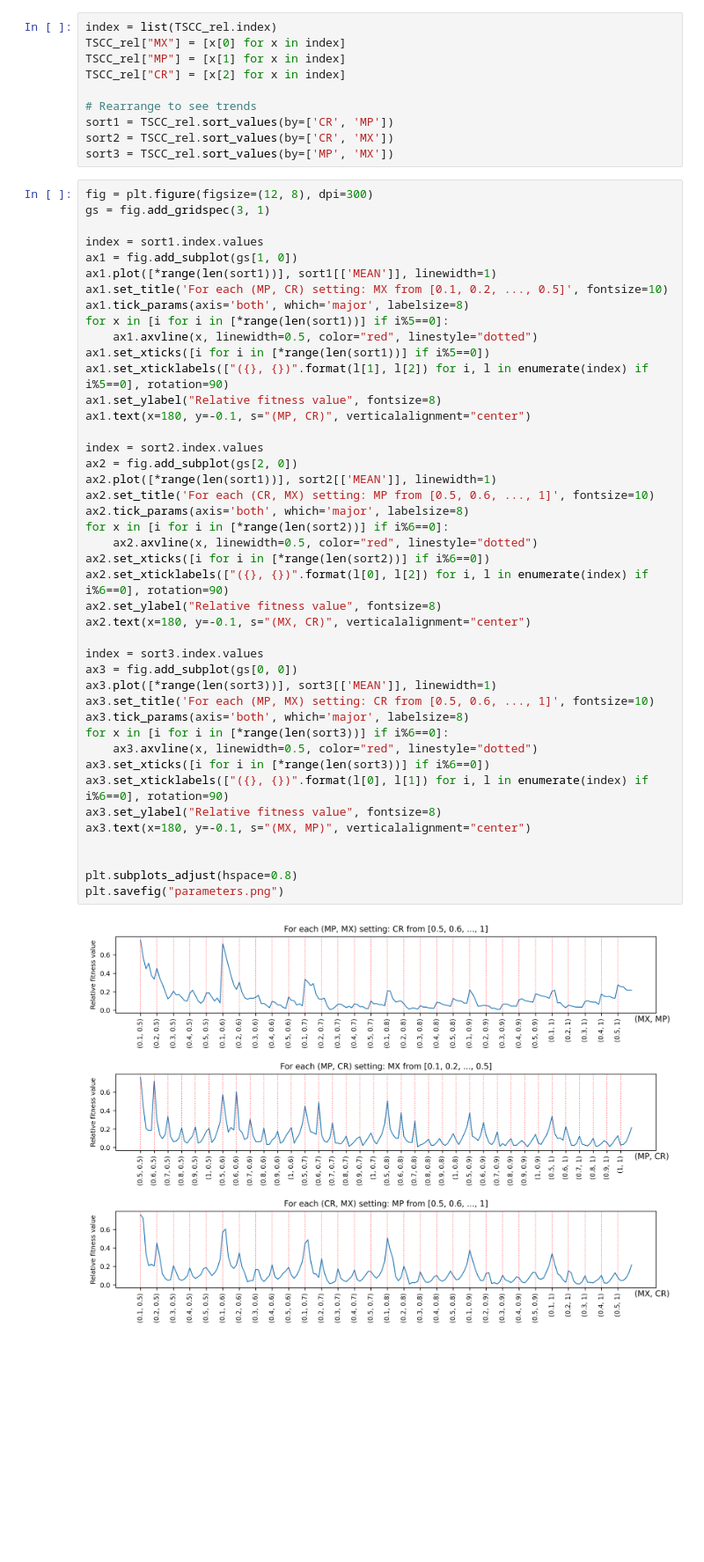
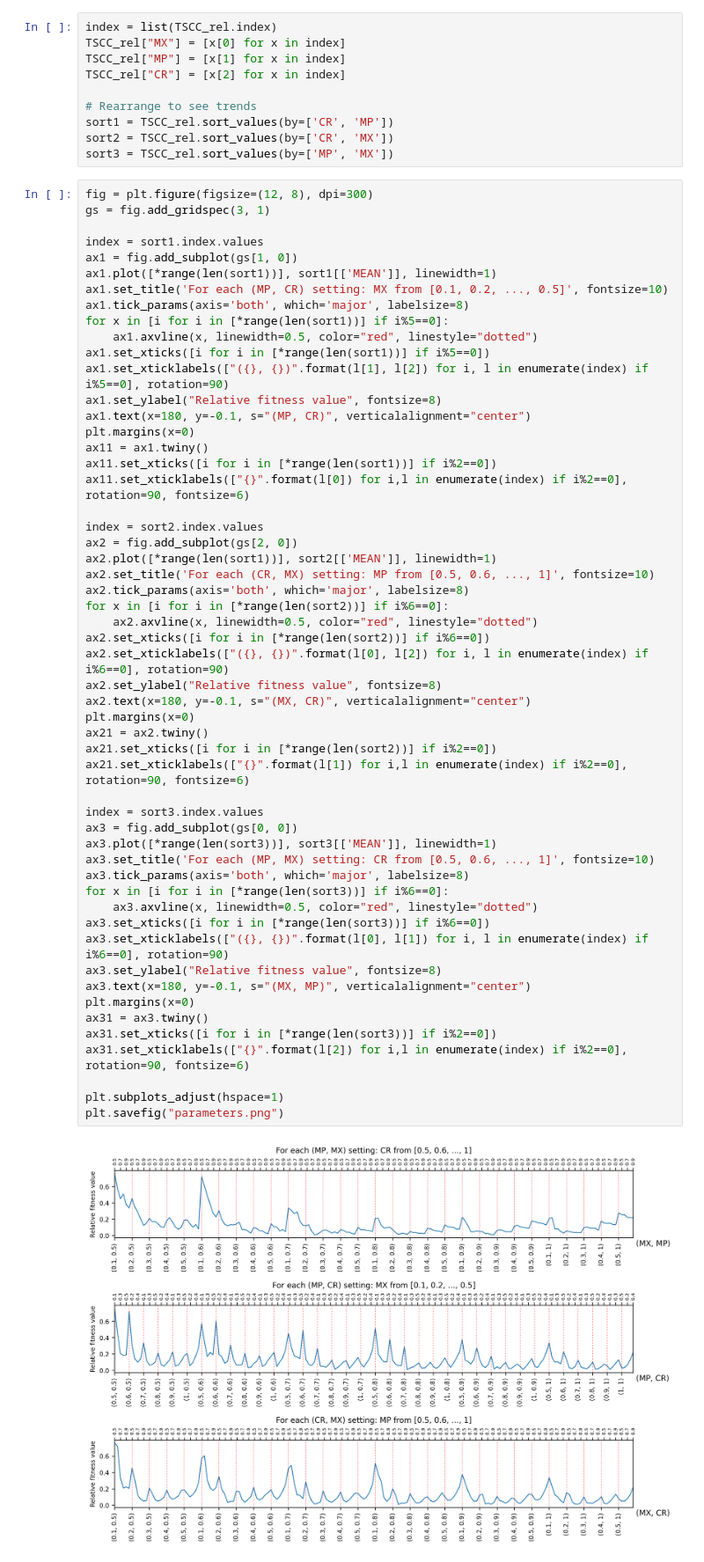
Before and after one commit to leo-pfeiffer/geneticalgo, a Jupyter notebook: lib/Thesis/pilotstudy/pilotstudy.ipynb, the cells around one changed output. Shown at 88% size. Saved outputs shown, nothing was run; the diff lists cells and outputs as text; blank space fills up the shorter version.

```diff
--- a/lib/Thesis/pilotstudy/pilotstudy.ipynb
+++ b/lib/Thesis/pilotstudy/pilotstudy.ipynb
@@ -61,36 +62,47 @@ ax1.set_xticks([i for i in [*range(len(sort1))] if i%5==0])
 ax1.set_xticklabels(["({}, {})".format(l[1], l[2]) for i, l in enumerate(index) if i%5==0], rotation=90)
 ax1.set_ylabel("Relative fitness value", fontsize=8)
 ax1.text(x=180, y=-0.1, s="(MP, CR)", verticalalignment="center")
+plt.margins(x=0)
+ax11 = ax1.twiny()
+ax11.set_xticks([i for i in [*range(len(sort1))] if i%2==0])
+ax11.set_xticklabels(["{}".format(l[0]) for i,l in enumerate(index) if i%2==0], rotation=90, fontsize=6)
 
 index = sort2.index.values
 ax2 = fig.add_subplot(gs[2, 0])
 ax2.plot([*range(len(sort1))], sort2[['MEAN']], linewidth=1)
 ax2.set_title('For each (CR, MX) setting: MP from [0.5, 0.6, ..., 1]', fontsize=10)
 ax2.tick_params(axis='both', which='major', labelsize=8)
 for x in [i for i in [*range(len(sort2))] if i%6==0]:
     ax2.axvline(x, linewidth=0.5, color="red", linestyle="dotted")
 ax2.set_xticks([i for i in [*range(len(sort2))] if i%6==0])
 ax2.set_xticklabels(["({}, {})".format(l[0], l[2]) for i, l in enumerate(index) if i%6==0], rotation=90)
 ax2.set_ylabel("Relative fitness value", fontsize=8)
 ax2.text(x=180, y=-0.1, s="(MX, CR)", verticalalignment="center")
+plt.margins(x=0)
+ax21 = ax2.twiny()
+ax21.set_xticks([i for i in [*range(len(sort2))] if i%2==0])
+ax21.set_xticklabels(["{}".format(l[1]) for i,l in enumerate(index) if i%2==0], rotation=90, fontsize=6)
 
 index = sort3.index.values
 ax3 = fig.add_subplot(gs[0, 0])
 ax3.plot([*range(len(sort3))], sort3[['MEAN']], linewidth=1)
 ax3.set_title('For each (MP, MX) setting: CR from [0.5, 0.6, ..., 1]', fontsize=10)
 ax3.tick_params(axis='both', which='major', labelsize=8)
 for x in [i for i in [*range(len(sort3))] if i%6==0]:
     ax3.axvline(x, linewidth=0.5, color="red", linestyle="dotted")
 ax3.set_xticks([i for i in [*range(len(sort3))] if i%6==0])
 ax3.set_xticklabels(["({}, {})".format(l[0], l[1]) for i, l in enumerate(index) if i%6==0], rotation=90)
 ax3.set_ylabel("Relative fitness value", fontsize=8)
 ax3.text(x=180, y=-0.1, s="(MX, MP)", verticalalignment="center")
+plt.margins(x=0)
+ax31 = ax3.twiny()
+ax31.set_xticks([i for i in [*range(len(sort3))] if i%2==0])
+ax31.set_xticklabels(["{}".format(l[2]) for i,l in enumerate(index) if i%2==0], rotation=90, fontsize=6)
 
-
-plt.subplots_adjust(hspace=0.8)
+plt.subplots_adjust(hspace=1)
 plt.savefig("parameters.png")
 # %% [output]
-[figure, old version]
+[figure, new version]
 # %%
 TSCC.to_csv("TSCC.csv", header=True, index=True)
 TSCC_rel.to_csv("TSCC_rel.csv", header=True, index=True)
```
Also changed, not shown: parts of 1 cell of this notebook, 3 other files.
